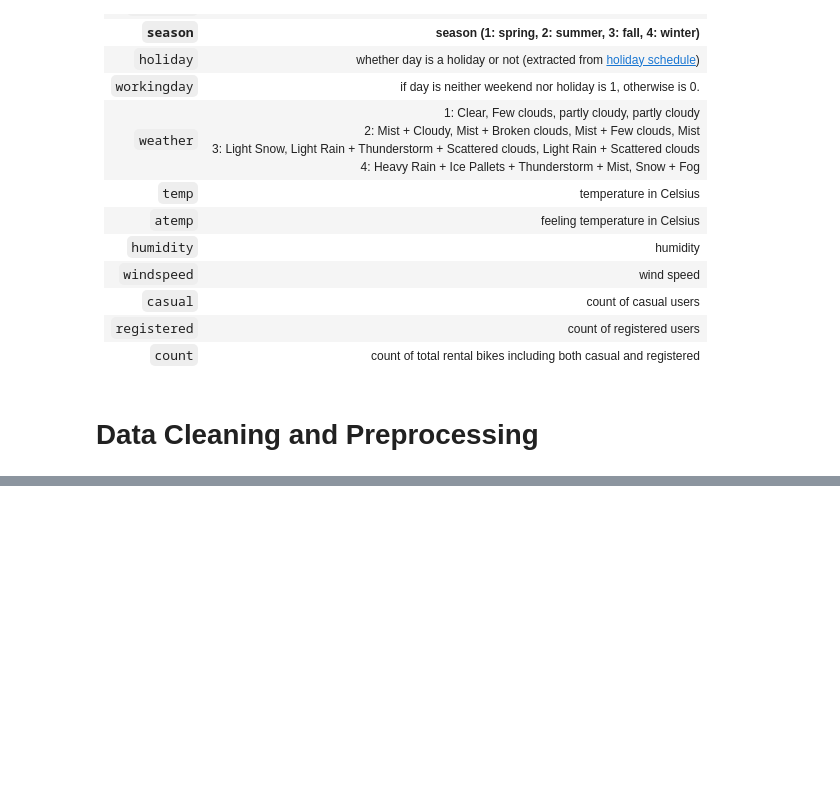
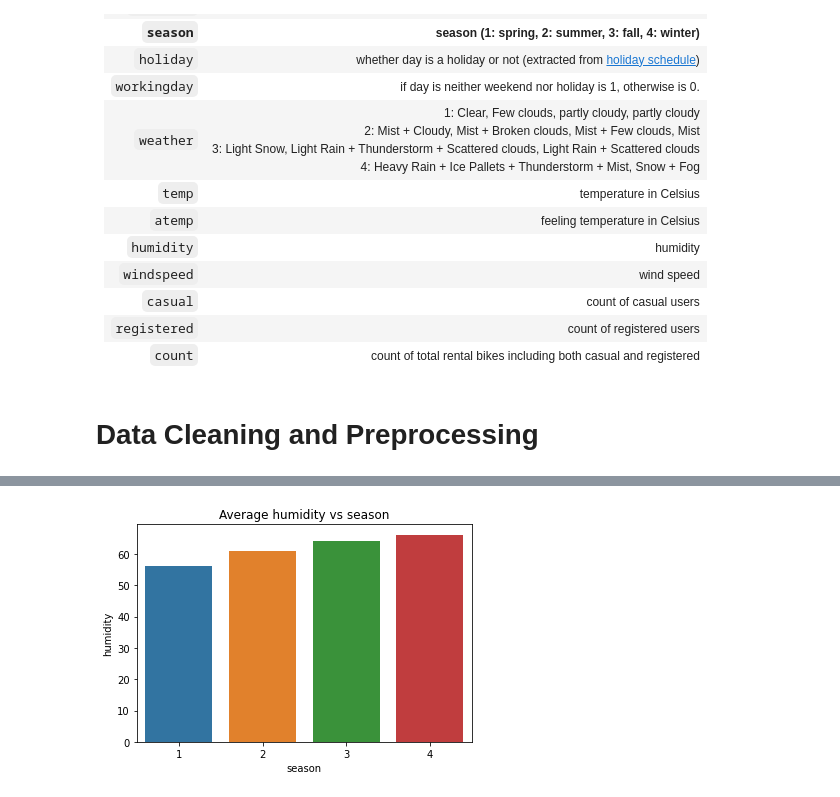
Before and after one commit to 9anubhavtyagi/yulu_eda, a Jupyter notebook: yulu_eda.ipynb, the cells around one changed output, grey strips where cells are left out. Cells and saved outputs as stored; diff of their text form; code cells hidden in the pictures; blank space fills up the shorter version.

```diff
--- a/yulu_eda.ipynb
+++ b/yulu_eda.ipynb
@@ -72,0 +331,6 @@ memory usage: 1020.7+ KB
+# %%
+sns.barplot(data = temp_df, x = grouping_feature, y = "humidity")
+plt.title(f"Average humidity vs {grouping_feature}")
+plt.show()
+# %% [output]
+[figure, added]
```
Also changed, not shown: parts of 107 cells of this notebook.
